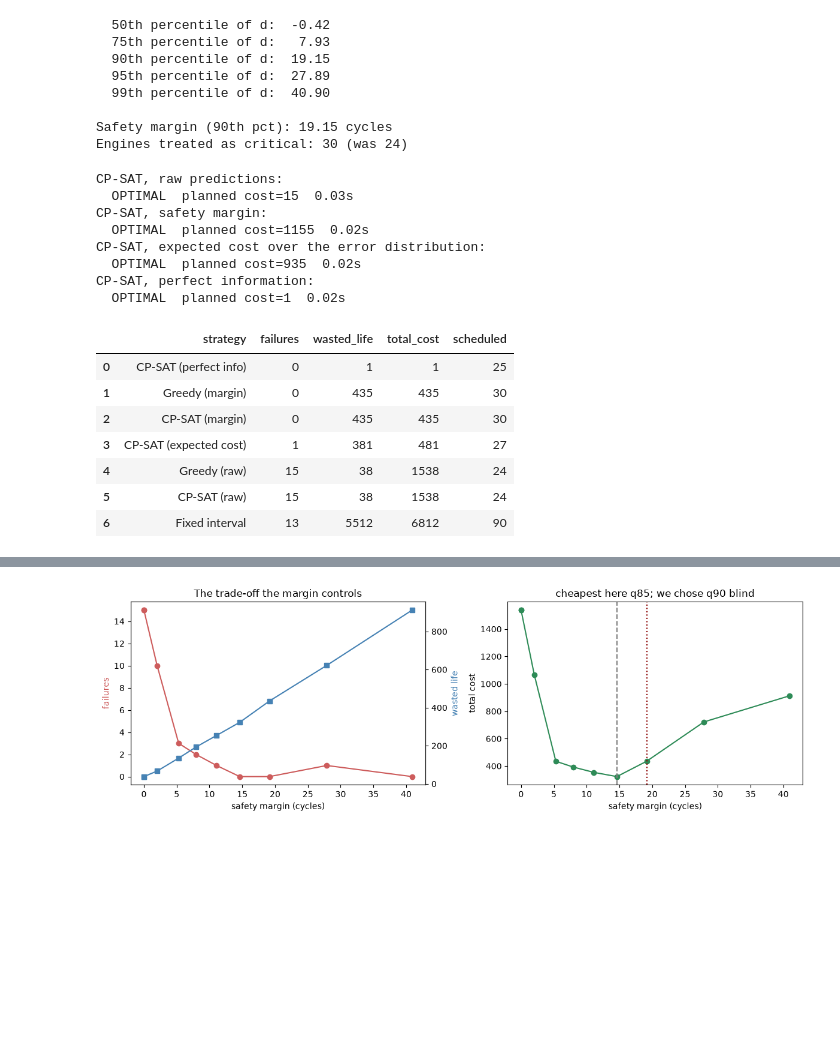
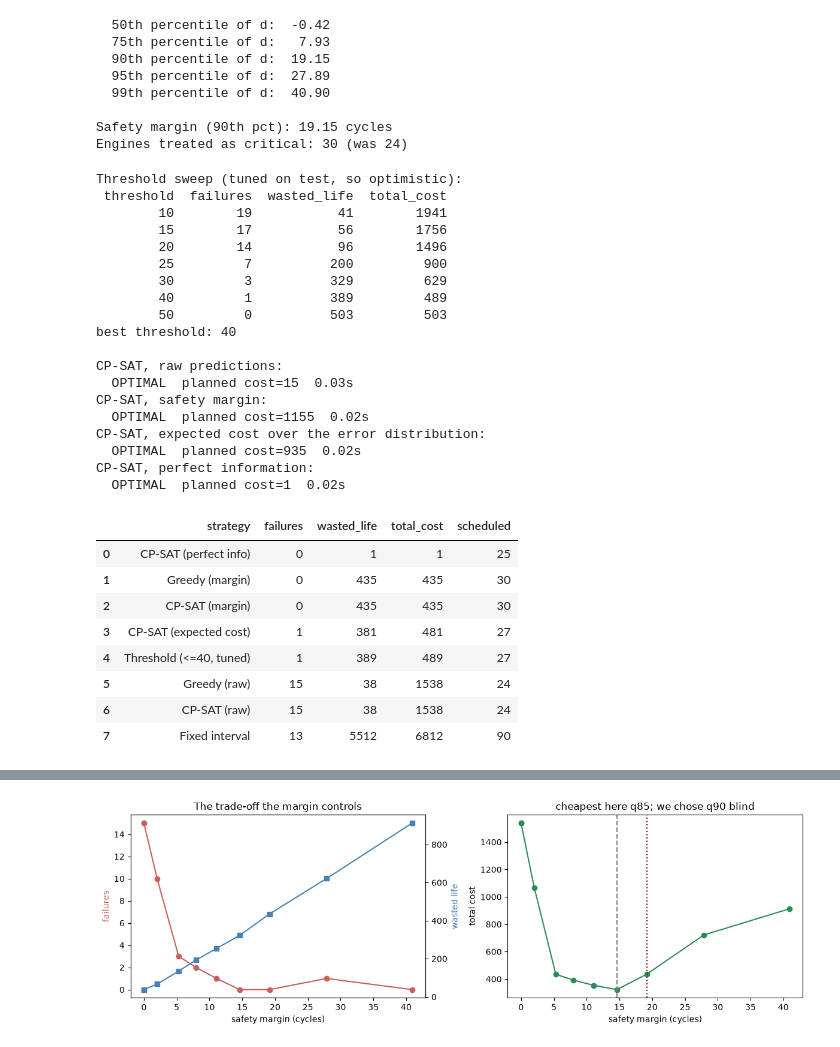
Before and after one commit to yusufsami9/predictive-maintenance-rul, a Jupyter notebook: notebooks/03_optimization.ipynb, the cells around one changed output, grey strips where cells are left out. Cells and saved outputs as stored; diff of their text form; code cells hidden in the pictures; blank space fills up the shorter version.

```diff
--- a/notebooks/03_optimization.ipynb
+++ b/notebooks/03_optimization.ipynb
@@ -204,6 +207,26 @@ def greedy_schedule(rul_estimate, horizon=HORIZON, capacity=CAPACITY):
             remaining[chosen] -= 1
 
     return schedule
+
+
+# --- baseline 3: threshold policy -------------------------------------------
+# The honest competitor, and what a practitioner with the predictions in hand
+# would actually do: service everything predicted below a cut-off, soonest
+# first, and leave the rest. No solver, no cost model, one number to pick.
+def threshold_schedule(rul_estimate, threshold, horizon=HORIZON, capacity=CAPACITY):
+    remaining = {t: capacity for t in range(1, horizon + 1)}
+    schedule = {}
+
+    for i in np.argsort(rul_estimate):
+        if rul_estimate[i] > threshold:
+            schedule[i] = None
+            continue
+        chosen = next((t for t in range(1, horizon + 1) if remaining[t] > 0), None)
+        schedule[i] = chosen
+        if chosen is not None:
+            remaining[chosen] -= 1
+
+    return schedule
 # %%
 # --- the safety margin ------------------------------------------------------
 # A middle ground between trusting the point estimate and modelling the whole
@@ -236,6 +259,20 @@ strategies = {}
 strategies['Fixed interval'] = fixed_interval_schedule(N_ENGINES)
 strategies['Greedy (raw)'] = greedy_schedule(rul_pred)
 strategies['Greedy (margin)'] = greedy_schedule(rul_robust)
+
+# Sweep the threshold and keep the best. Note this tunes on the test outcome, so
+# it flatters the policy -- it is an upper bound on what the family can do, which
+# is exactly what we want it to be as a competitor.
+threshold_sweep = pd.DataFrame([
+    {'threshold': thr, **evaluate_schedule(threshold_schedule(rul_pred, thr), rul_true)}
+    for thr in [10, 15, 20, 25, 30, 40, 50]
+])
+best_threshold = int(threshold_sweep.loc[threshold_sweep['total_cost'].idxmin(), 'threshold'])
+print('Threshold sweep (tuned on test, so optimistic):')
+print(threshold_sweep.to_string(index=False))
+print(f'best threshold: {best_threshold}\n')
+
+strategies[f'Threshold (<={best_threshold}, tuned)'] = threshold_schedule(rul_pred, best_threshold)
 
 print('CP-SAT, raw predictions:')
 strategies['CP-SAT (raw)'] = solve_schedule(*point_estimate_costs(rul_pred), verbose=True)
@@ -245,36 +282,48 @@ strategies['CP-SAT (margin)'] = solve_schedule(*point_estimate_costs(rul_robust)
 
 print('CP-SAT, expected cost over the error distribution:')
 strategies['CP-SAT (expected cost)'] = solve_schedule(*expected_costs(rul_pred, val_errors), verbose=True)
 
 # Upper bound: a planner with a perfect crystal ball. Unreachable, but it shows
 # how much of the remaining gap is prediction error rather than bad scheduling.
 print('CP-SAT, perfect information:')
 strategies['CP-SAT (perfect info)'] = solve_schedule(*point_estimate_costs(rul_true), verbose=True)
 
 results = pd.DataFrame([
     {'strategy': name, **evaluate_schedule(sched, rul_true)}
     for name, sched in strategies.items()
 ])
 results['scheduled'] = [sum(1 for v in s.values() if v is not None) for s in strategies.values()]
 results = results.sort_values('total_cost').reset_index(drop=True)
 results
 # %% [output]
+Threshold sweep (tuned on test, so optimistic):
+ threshold  failures  wasted_life  total_cost
+        10        19           41        1941
+        15        17           56        1756
+        20        14           96        1496
+        25         7          200         900
+        30         3          329         629
+        40         1          389         489
+        50         0          503         503
+best threshold: 40
+
 CP-SAT, raw predictions:
   OPTIMAL  planned cost=15  0.03s
 CP-SAT, safety margin:
   OPTIMAL  planned cost=1155  0.02s
 CP-SAT, expected cost over the error distribution:
   OPTIMAL  planned cost=935  0.02s
 CP-SAT, perfect information:
   OPTIMAL  planned cost=1  0.02s
 |  | strategy | failures | wasted_life | total_cost | scheduled |
 | 0 | CP-SAT (perfect info) | 0 | 1 | 1 | 25 |
 | 1 | Greedy (margin) | 0 | 435 | 435 | 30 |
 | 2 | CP-SAT (margin) | 0 | 435 | 435 | 30 |
 | 3 | CP-SAT (expected cost) | 1 | 381 | 481 | 27 |
-| 4 | Greedy (raw) | 15 | 38 | 1538 | 24 |
-| 5 | CP-SAT (raw) | 15 | 38 | 1538 | 24 |
-| 6 | Fixed interval | 13 | 5512 | 6812 | 90 |
+| 4 | Threshold (<=40, tuned) | 1 | 389 | 489 | 27 |
+| 5 | Greedy (raw) | 15 | 38 | 1538 | 24 |
+| 6 | CP-SAT (raw) | 15 | 38 | 1538 | 24 |
+| 7 | Fixed interval | 13 | 5512 | 6812 | 90 |
 # %%
 fig, ax = plt.subplots(1, 3, figsize=(15, 4))
 order = results['strategy'].tolist()
```
Also changed, not shown: parts of 10 cells of this notebook.
